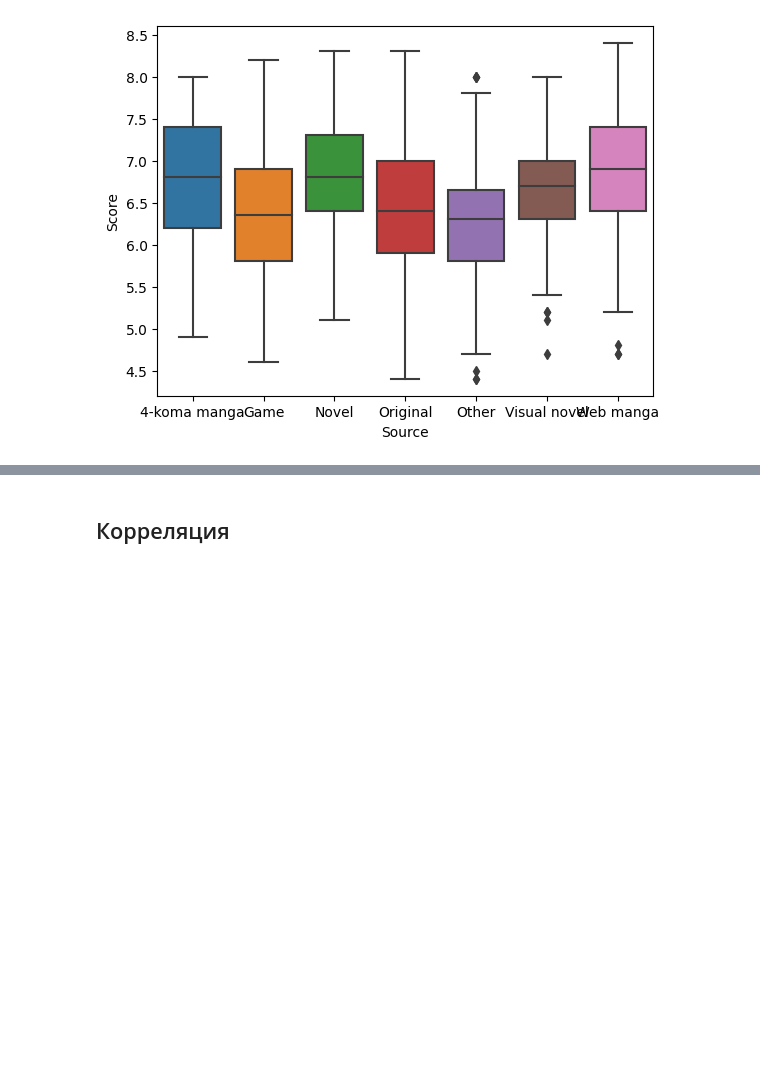
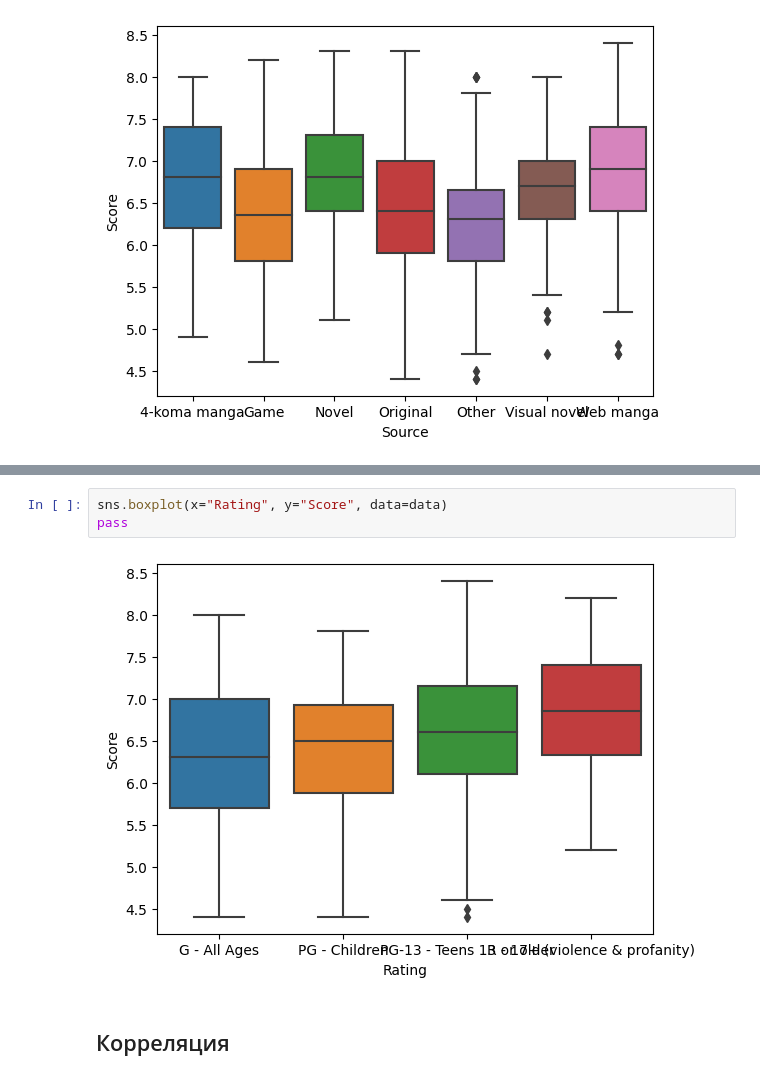
Before and after one commit to KimNikita/machine-learning-practice, a Jupyter notebook: Anime rating prediction.ipynb, the cells around one changed output, grey strips where cells are left out. Cells and saved outputs as stored; diff of their text form; blank space fills up the shorter version.

```diff
--- a/Anime rating prediction.ipynb
+++ b/Anime rating prediction.ipynb
@@ -423,3 +445,8 @@ pass
+# %%
+sns.boxplot(x="Rating", y="Score", data=data)
+pass
+# %% [output]
+[figure, added]
 # %% [markdown]
 ## Корреляция
 # %%
```
Also changed, not shown: parts of 32 cells of this notebook.
